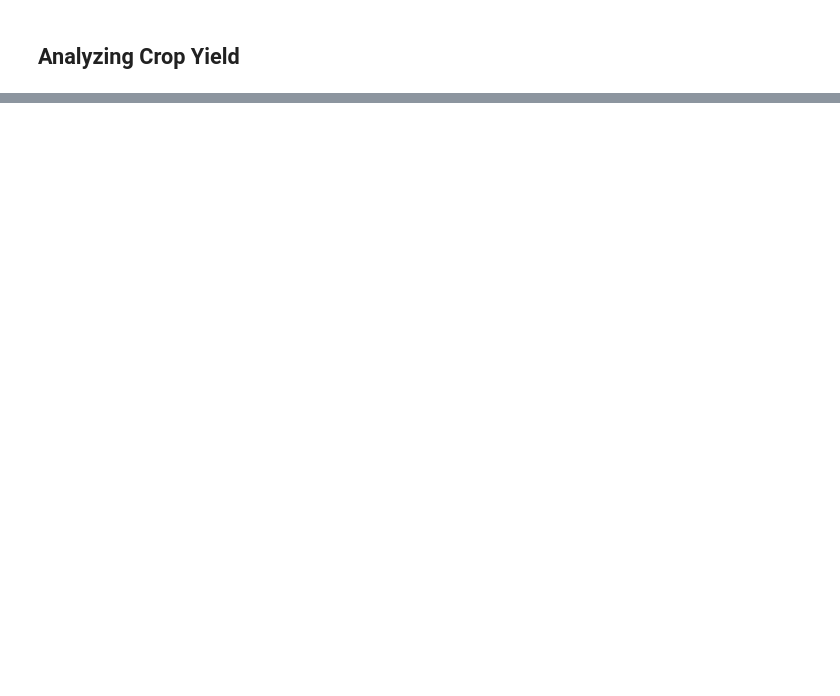
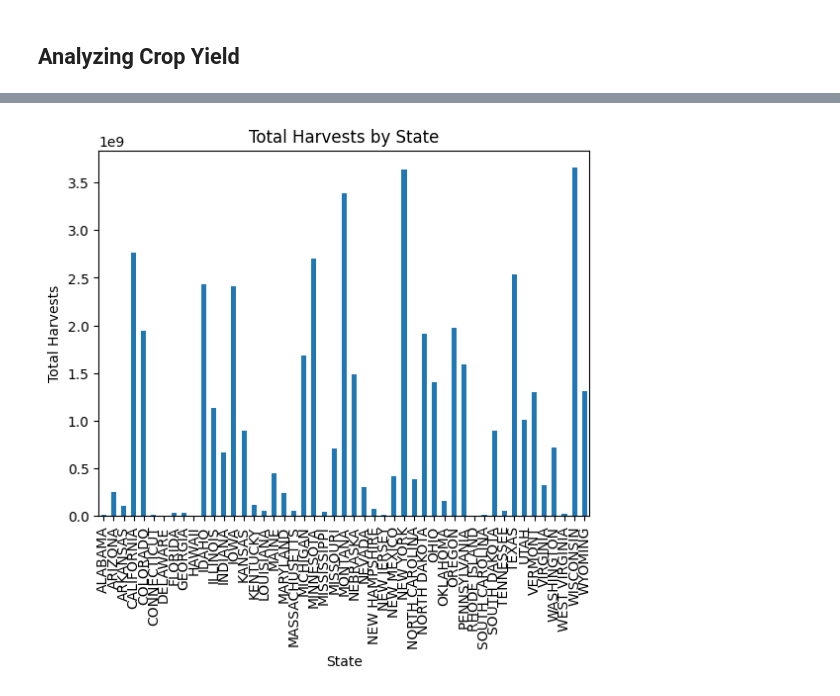
Before and after one commit to mirklys/little-projects, a Jupyter notebook: crop-yield-prediction/main.ipynb, the cells around one changed output, grey strips where cells are left out. Cells and saved outputs as stored; diff of their text form; code cells hidden in the pictures; blank space fills up the shorter version.

```diff
--- a/crop-yield-prediction/main.ipynb
+++ b/crop-yield-prediction/main.ipynb
@@ -138,0 +255,11 @@ crop_total_df.show(500)
+# %%
+state_harvests = crops_df.toPandas().groupby('State')['total_harvested_sum'].sum()
+
+# Create a bar chart of state harvests
+state_harvests.plot(kind='bar')
+plt.title('Total Harvests by State')
+plt.xlabel('State')
+plt.ylabel('Total Harvests')
+plt.show()
+# %% [output]
+[figure, added]
```
Also changed, not shown: parts of 19 cells of this notebook.
